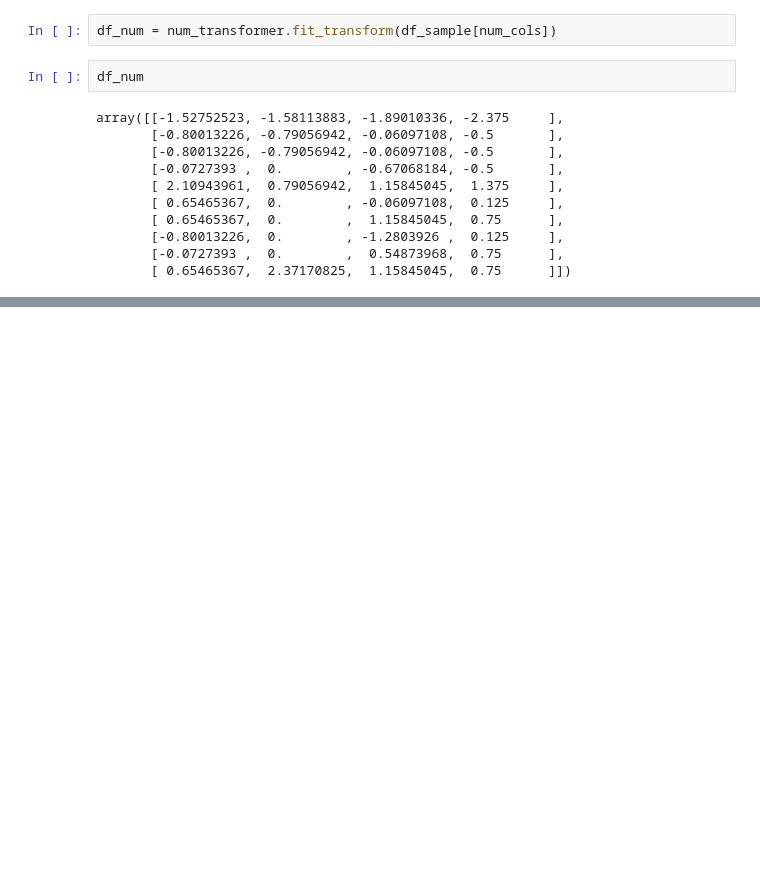
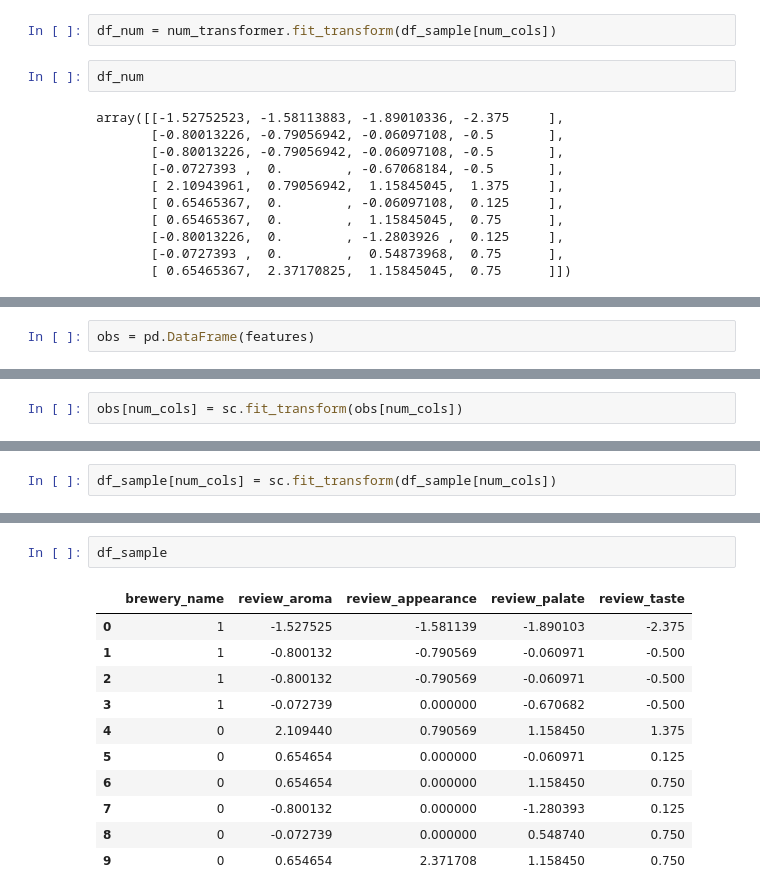
Before and after one commit to Reasmey/adsi_beer_app, a Jupyter notebook: notebooks/Data_cleaning.ipynb, the cells around one changed output, grey strips where cells are left out. Drawn from its saved outputs; the diff is of its cells as text; blank space fills up the shorter version.

```diff
--- a/notebooks/Data_cleaning.ipynb
+++ b/notebooks/Data_cleaning.ipynb
@@ -583,0 +642,2 @@ array([[-1.52752523, -1.58113883, -1.89010336, -2.375     ],
+# %%
+obs = pd.DataFrame(features)
@@ -583,0 +649,2 @@ array([[-1.52752523, -1.58113883, -1.89010336, -2.375     ],
+# %%
+obs[num_cols] = sc.fit_transform(obs[num_cols])
@@ -583,0 +695,2 @@ array([[-1.52752523, -1.58113883, -1.89010336, -2.375     ],
+# %%
+df_sample[num_cols] = sc.fit_transform(df_sample[num_cols])
@@ -583,0 +708,14 @@ array([[-1.52752523, -1.58113883, -1.89010336, -2.375     ],
+# %%
+df_sample
+# %% [output]
+|  | brewery_name | review_aroma | review_appearance | review_palate | review_taste |
+| 0 | 1 | -1.527525 | -1.581139 | -1.890103 | -2.375 |
+| 1 | 1 | -0.800132 | -0.790569 | -0.060971 | -0.500 |
+| 2 | 1 | -0.800132 | -0.790569 | -0.060971 | -0.500 |
+| 3 | 1 | -0.072739 | 0.000000 | -0.670682 | -0.500 |
+| 4 | 0 | 2.109440 | 0.790569 | 1.158450 | 1.375 |
+| 5 | 0 | 0.654654 | 0.000000 | -0.060971 | 0.125 |
+| 6 | 0 | 0.654654 | 0.000000 | 1.158450 | 0.750 |
+| 7 | 0 | -0.800132 | 0.000000 | -1.280393 | 0.125 |
+| 8 | 0 | -0.072739 | 0.000000 | 0.548740 | 0.750 |
+| 9 | 0 | 0.654654 | 2.371708 | 1.158450 | 0.750 |
```
Also changed, not shown: parts of 46 cells of this notebook, 8 other files.
